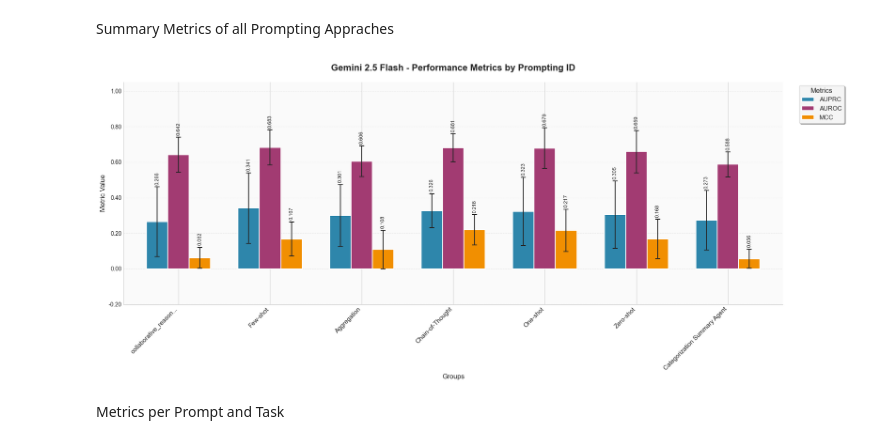
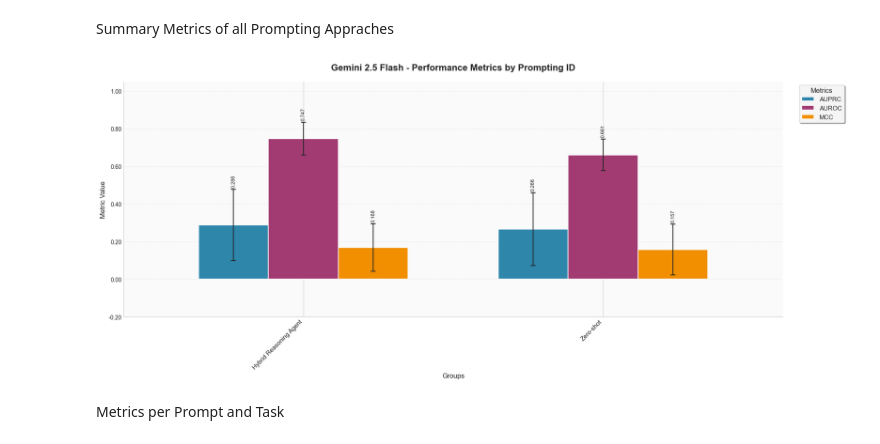
Before and after one commit to j4nberner/pulse, a Jupyter notebook: evaluation_notebooks/analyze_grok4.ipynb, the cells around one changed output. Drawn from its saved outputs; the diff is of its cells as text; code cells hidden in the pictures.

```diff
--- a/evaluation_notebooks/analyze_grok4.ipynb
+++ b/evaluation_notebooks/analyze_grok4.ipynb
@@ -134,16 +133,16 @@ Saved 17 result entries to C:\Users\janbe\Documents\GitHub Repos\pulse\output_to
 Summary Metrics of all Prompting Appraches
 # %%
 df_results = LLMAnalyzer.load_metrics_from_prompt_approaches(
-    base_output_dir, prompt_approaches
+    model_output_dir, prompt_approaches
 )
 
 
 
 LLMAnalyzer.plot_metrics(
     df_results, group=["prompting_id"], title_prefix="Gemini 2.5 Flash - "
 )
 # %% [output]
-[figure, old version]
+[figure, new version]
 # %% [markdown]
 Metrics per Prompt and Task
 # %%
```
Also changed, not shown: parts of 10 cells of this notebook, 17 other files.
